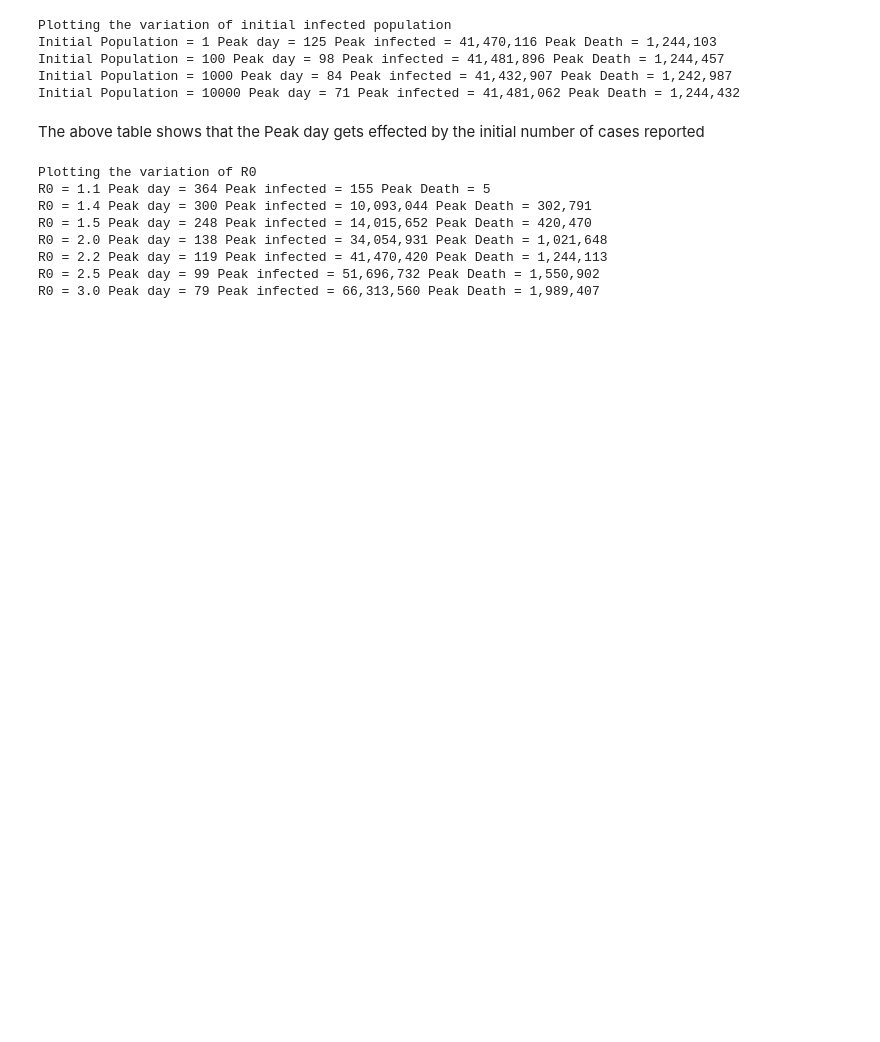
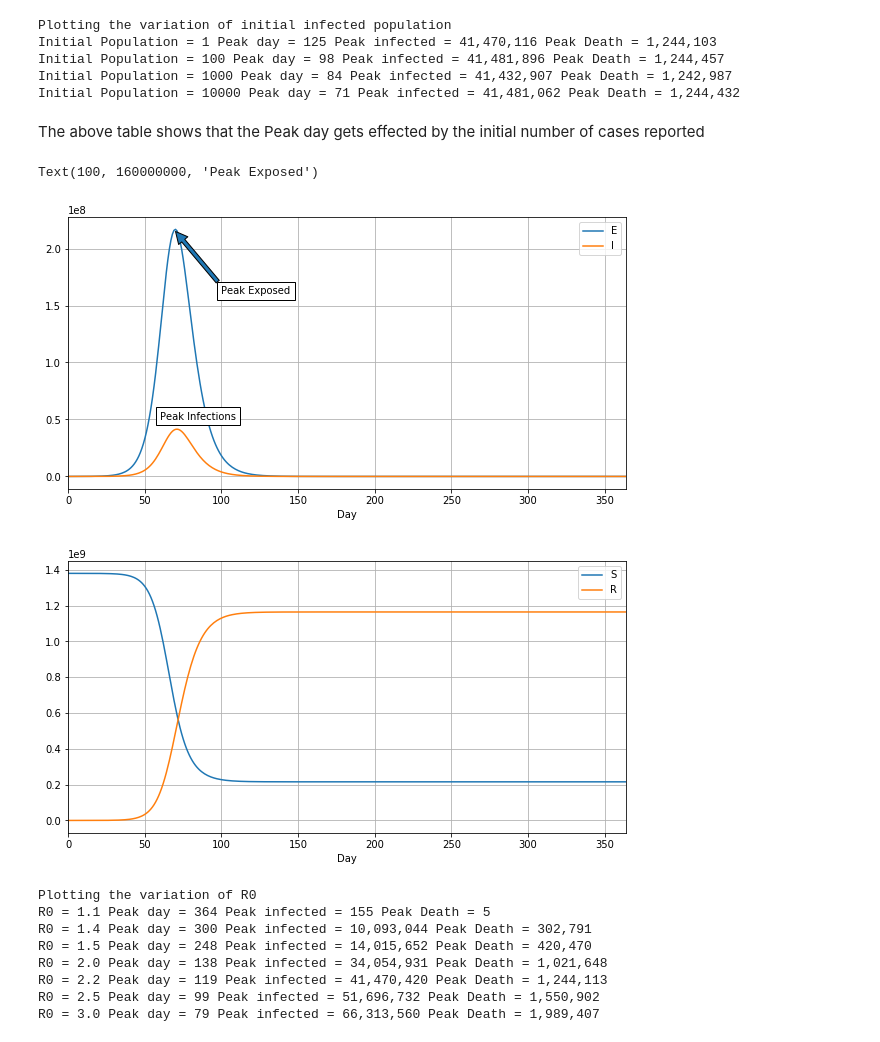
Before and after one commit to VICS-CORE/stats, a Jupyter notebook: 05_SEIR_simple.ipynb, the cells around one changed output. Cells and saved outputs as stored; diff of their text form; code cells hidden in the pictures; blank space fills up the shorter version.

Commit message:
Add code for text and annotation

```diff
--- a/05_SEIR_simple.ipynb
+++ b/05_SEIR_simple.ipynb
@@ -51,25 +51,32 @@ The above table shows that the Peak day gets effected by the initial number of c
 # %%
 r = pd.DataFrame({
     "Day": X,
     "S": S,
     "E": E,
     "I": I,
     "R": R
 })
-r.plot(
+ax1 = r.plot(
     x = "Day",
     y = ["E", "I"],
     grid = True,
     figsize = (10, 5)
 )
 
 # Scales are different hence plotting separately
-r.plot(
+ax2 = r.plot(
     x = "Day",
     y = ["S", "R"],
     grid = True,
     figsize = (10, 5)
 )
+
+ax1.text(60, 50000000, "Peak Infections", bbox={'facecolor':'white'})
+ax1.annotate("Peak Exposed", xy=(70, 215000000), xytext=(100, 160000000), arrowprops={}, bbox={'facecolor':'white'})
+# %% [output]
+Text(100, 160000000, 'Peak Exposed')
+[figure, added]
+[figure, added]
 # %%
 print("Plotting the variation of R0")
 for Rt in [1.1,1.4,1.5,2.0,2.2,2.5,3.0]:
```
